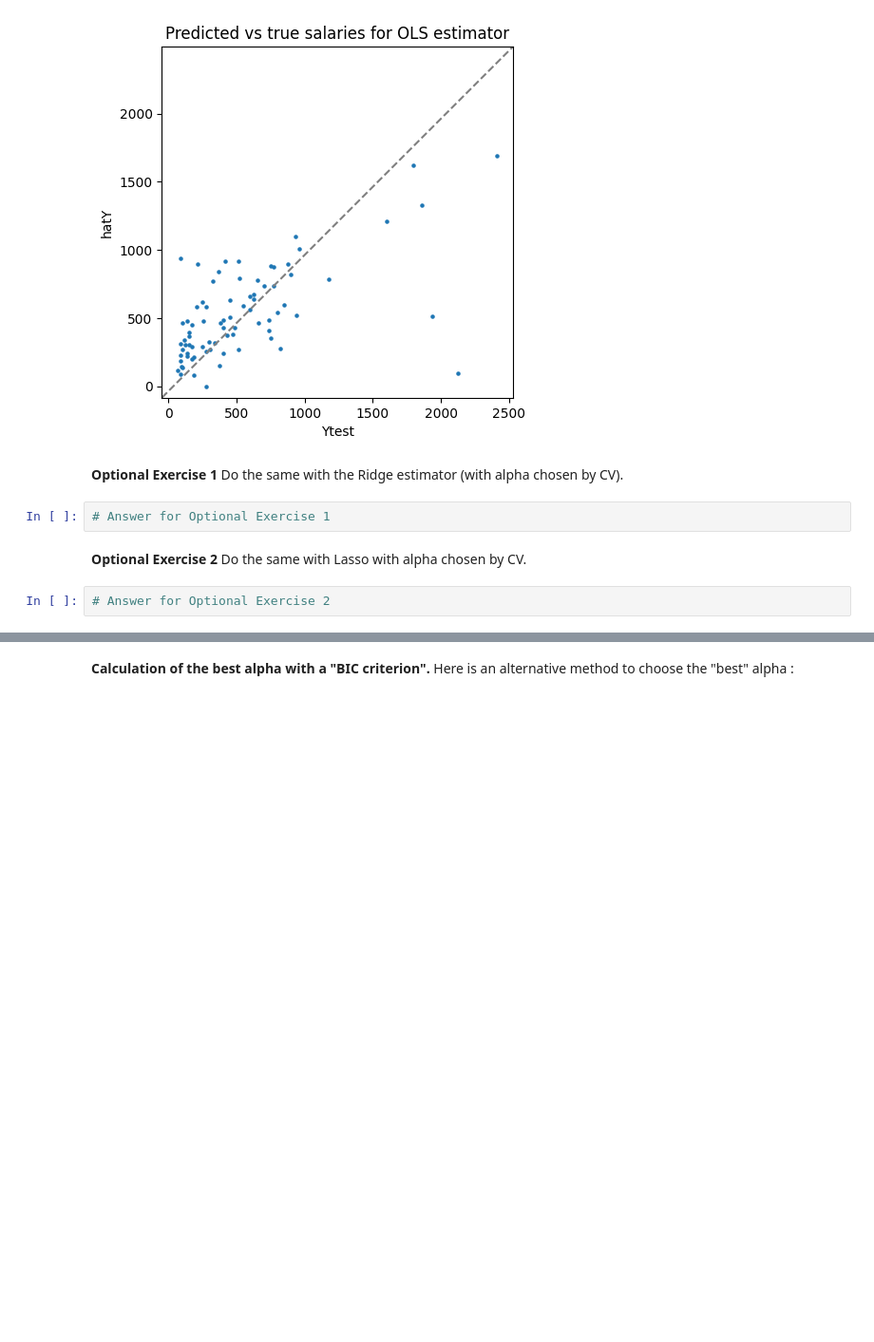
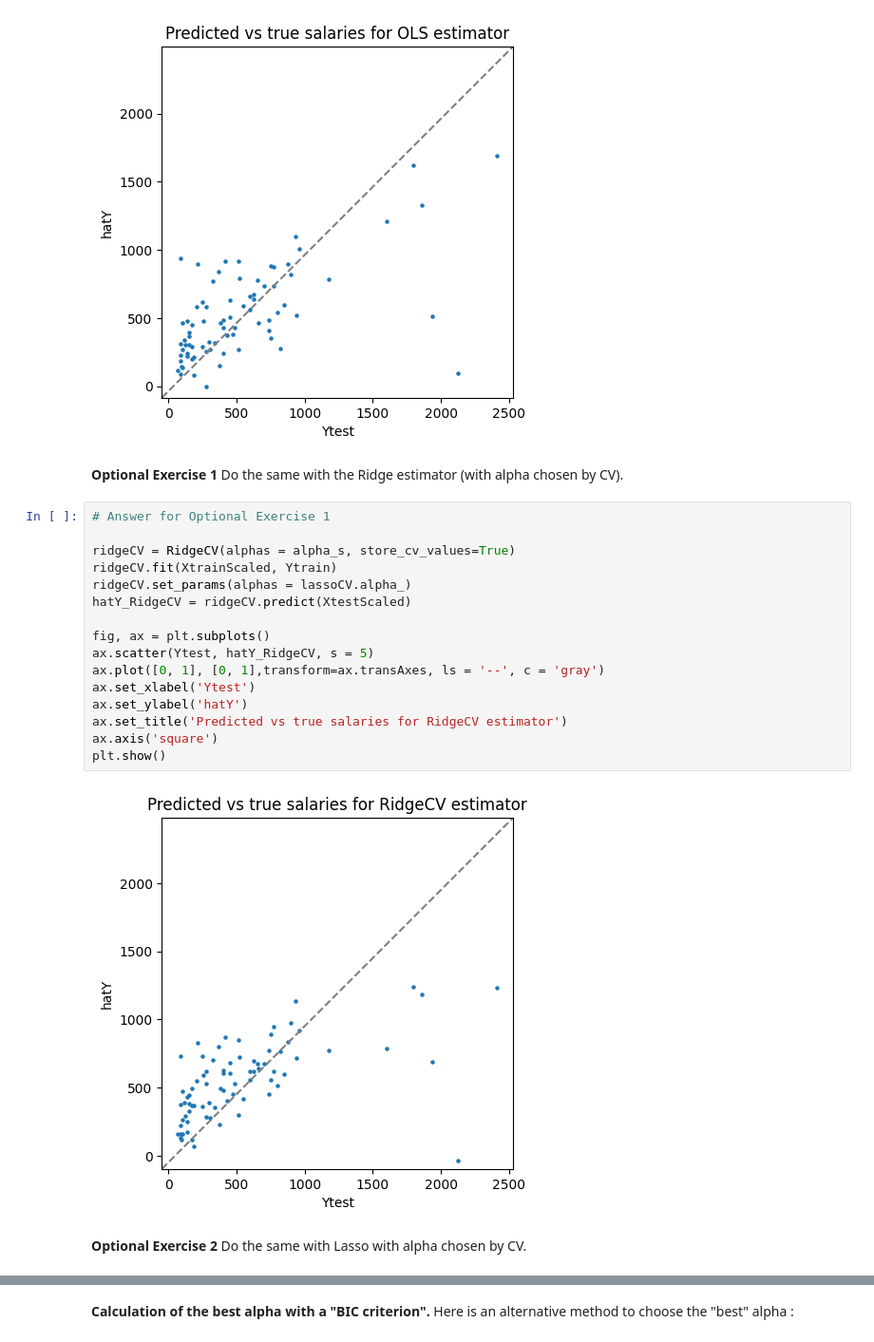
Before and after one commit to AntoninDurousseau/Studies, a Jupyter notebook: M1/Statistical learning/TP4/TP4(Ridge, Lasso, CV).ipynb, the cells around one changed output, grey strips where cells are left out. Shown at 95% size. Drawn from its saved outputs; the diff is of its cells as text; blank space fills up the shorter version.

```diff
--- a/M1/Statistical learning/TP4/TP4(Ridge, Lasso, CV).ipynb
+++ b/M1/Statistical learning/TP4/TP4(Ridge, Lasso, CV).ipynb
@@ -592,9 +614,23 @@ ax.axis('square')
 # %% [markdown]
 **Optional Exercise 1**
 Do the same with the Ridge estimator (with alpha chosen by CV).
-# %%
-# Answer for Optional Exercise 1
+# %%
+# Answer for Optional Exercise 1
+
+ridgeCV = RidgeCV(alphas = alpha_s, store_cv_values=True)
+ridgeCV.fit(XtrainScaled, Ytrain)
+ridgeCV.set_params(alphas = lassoCV.alpha_)
+hatY_RidgeCV = ridgeCV.predict(XtestScaled)
+
+fig, ax = plt.subplots()
+ax.scatter(Ytest, hatY_RidgeCV, s = 5)
+ax.plot([0, 1], [0, 1],transform=ax.transAxes, ls = '--', c = 'gray')
+ax.set_xlabel('Ytest')
+ax.set_ylabel('hatY')
+ax.set_title('Predicted vs true salaries for RidgeCV estimator')
+ax.axis('square')
+plt.show()
+# %% [output]
+[figure, added]
 # %% [markdown]
 **Optional Exercise 2** Do the same with Lasso with alpha chosen by CV.
-# %%
-# Answer for Optional Exercise 2
```
Also changed, not shown: parts of 7 cells of this notebook, 8 other files.
